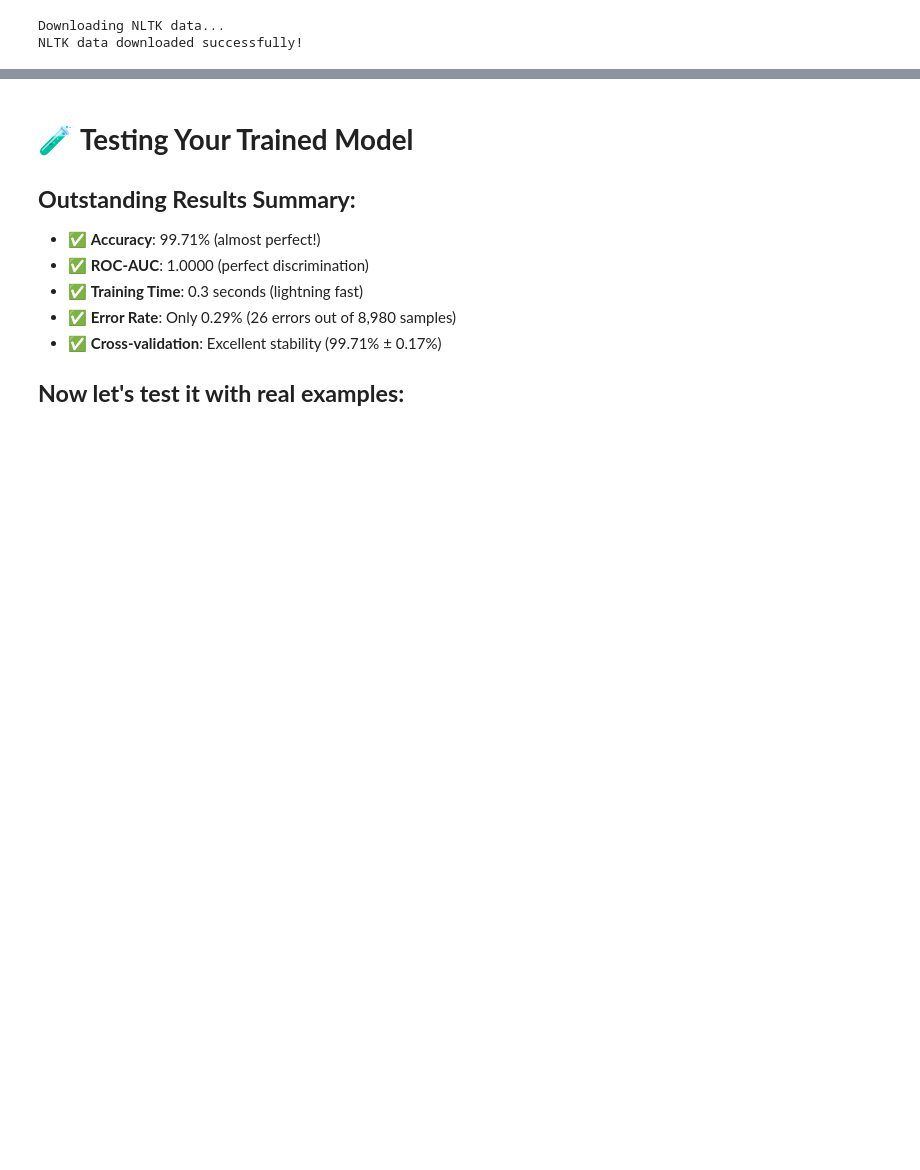
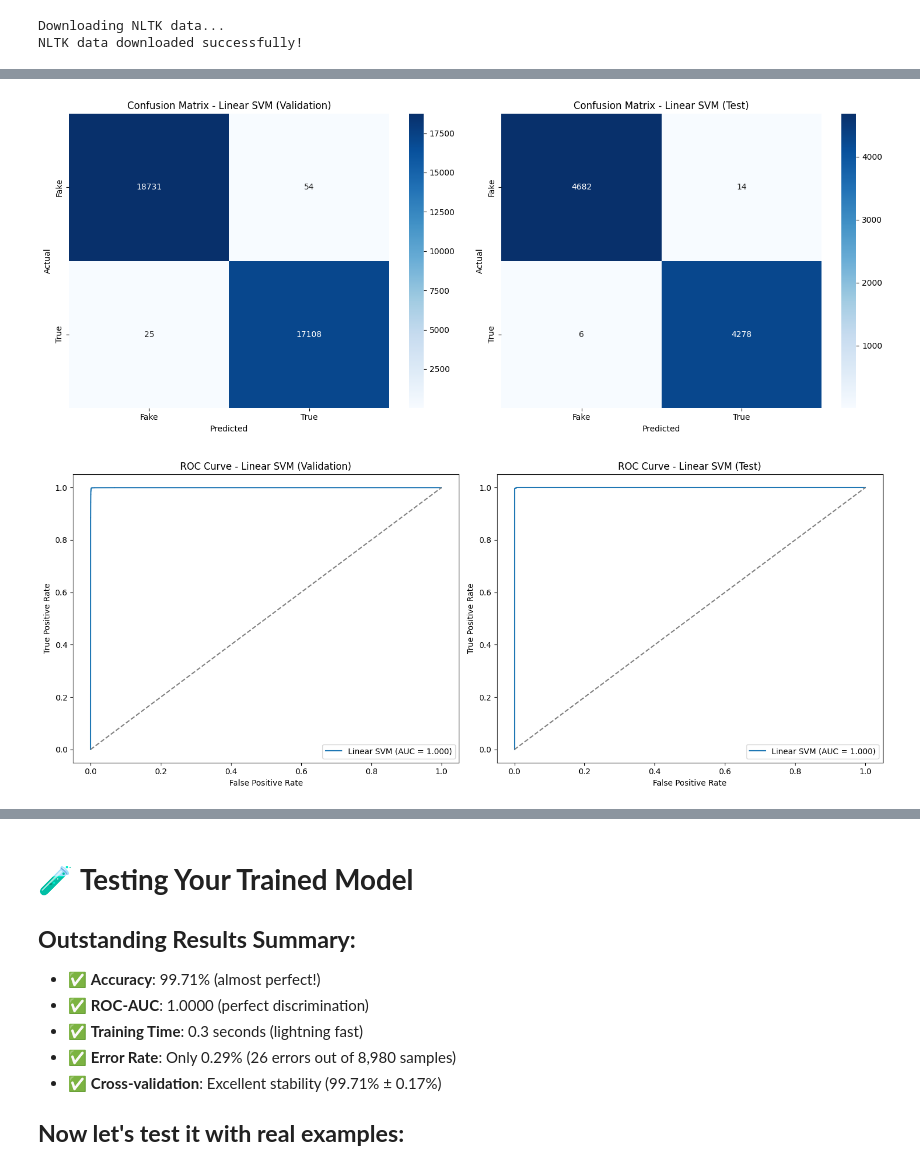
Before and after one commit to krati-2024aiml121/fake-news-group9, a Jupyter notebook: notebooks/01_linearSVM.ipynb, the cells around one changed output, grey strips where cells are left out. Saved outputs shown, nothing was run; the diff lists cells and outputs as text; code cells hidden in the pictures; blank space fills up the shorter version.

Commit message:
lg and linear svm added

```diff
--- a/notebooks/01_linearSVM.ipynb
+++ b/notebooks/01_linearSVM.ipynb
@@ -362,0 +288,73 @@ weighted avg       1.00      1.00      1.00     35918
+# %%
+# ===============================
+# STEP 6: Confusion Matrices
+# ===============================
+import matplotlib.pyplot as plt
+from sklearn.metrics import classification_report, confusion_matrix, accuracy_score, roc_curve, auc
+from sklearn.model_selection import cross_val_predict
+
+# Get validation predictions using cross-validation
+y_val_pred = cross_val_predict(svm_model, X_train_tfidf, y_train, cv=5)
+y_val_scores = cross_val_predict(svm_model, X_train_tfidf, y_train, cv=5, method='decision_function')
+
+# Set up the matplotlib figure for confusion matrices
+plt.figure(figsize=(15, 6))
+
+# Validation Data Confusion Matrix
+plt.subplot(1, 2, 1)
+cm_val = confusion_matrix(y_train, y_val_pred)
+sns.heatmap(cm_val, annot=True, fmt="d", cmap="Blues", xticklabels=["Fake","True"], yticklabels=["Fake","True"])
+plt.title("Confusion Matrix - Linear SVM (Validation)")
+plt.ylabel("Actual")
+plt.xlabel("Predicted")
+
+# Testing Data Confusion Matrix
+plt.subplot(1, 2, 2)
+cm_test = confusion_matrix(y_test, y_pred)
+sns.heatmap(cm_test, annot=True, fmt="d", cmap="Blues", xticklabels=["Fake","True"], yticklabels=["Fake","True"])
+plt.title("Confusion Matrix - Linear SVM (Test)")
+plt.ylabel("Actual")
+plt.xlabel("Predicted")
+
+plt.tight_layout()
+plt.show()
+
+# ===============================
+# STEP 7: ROC Curves
+# ===============================
+plt.figure(figsize=(15, 6))
+
+# Validation ROC
+plt.subplot(1, 2, 1)
+fpr_val, tpr_val, _ = roc_curve(y_train, y_val_scores)
+roc_auc_val = auc(fpr_val, tpr_val)
+plt.plot(fpr_val, tpr_val, label=f"Linear SVM (AUC = {roc_auc_val:.3f})")
+plt.plot([0,1], [0,1], linestyle="--", color="gray")
+plt.xlabel("False Positive Rate")
+plt.ylabel("True Positive Rate")
+plt.title("ROC Curve - Linear SVM (Validation)")
+plt.legend()
+
+# Test ROC
+plt.subplot(1, 2, 2)
+fpr_test, tpr_test, _ = roc_curve(y_test, y_scores)
+roc_auc_test = auc(fpr_test, tpr_test)
+plt.plot(fpr_test, tpr_test, label=f"Linear SVM (AUC = {roc_auc_test:.3f})")
+plt.plot([0,1], [0,1], linestyle="--", color="gray")
+plt.xlabel("False Positive Rate")
+plt.ylabel("True Positive Rate")
+plt.title("ROC Curve - Linear SVM (Test)")
+plt.legend()
+
+plt.tight_layout()
+plt.show()
+
+# Print metrics
+print("Validation Accuracy:", accuracy_score(y_train, y_val_pred))
+print("\nClassification Report (Validation):\n", classification_report(y_train, y_val_pred))
+
+print("\nTest Accuracy:", accuracy_score(y_test, y_pred))
+print("\nClassification Report (Test):\n", classification_report(y_test, y_pred))
+# %% [output]
+[figure, added]
+[figure, added]
```
Also changed, not shown: parts of 20 cells of this notebook, 1 other file.
